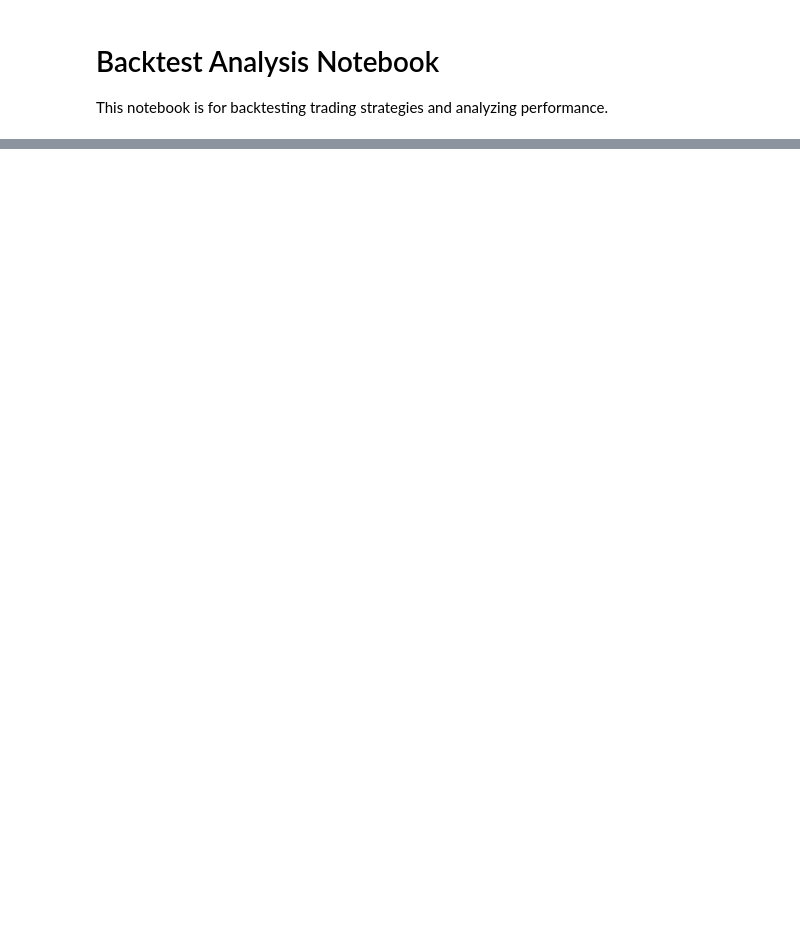
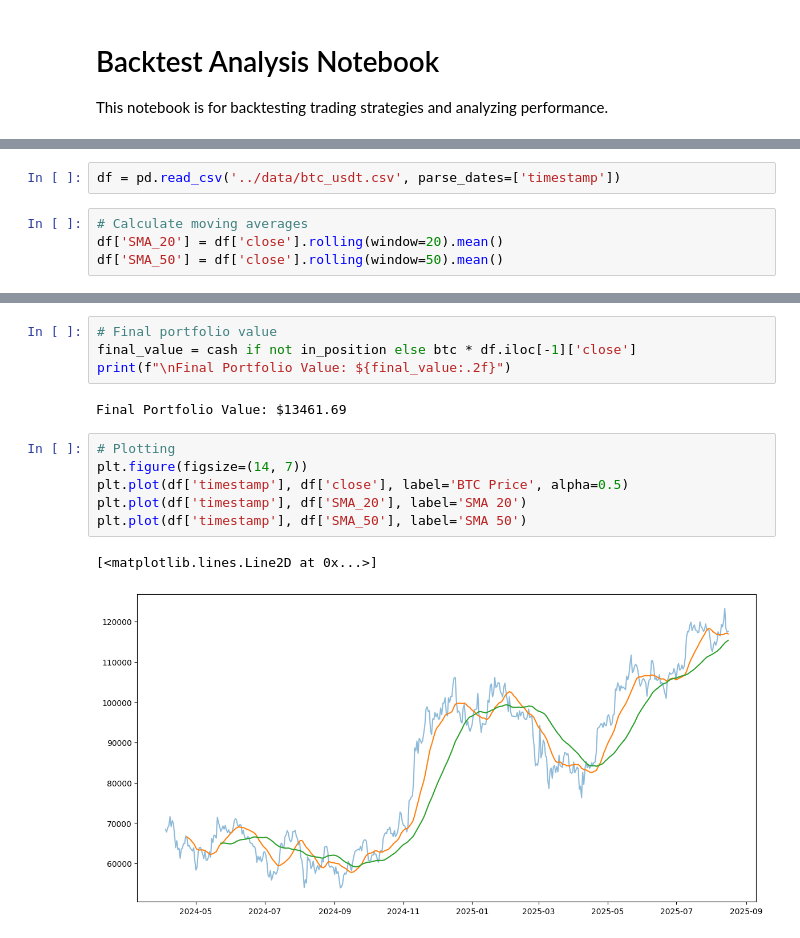
Before and after one commit to shariqimran/Quant, a Jupyter notebook: notebooks/backtest.ipynb, the cells around one changed output, grey strips where cells are left out. Cells and saved outputs as stored; diff of their text form; blank space fills up the shorter version.

```diff
--- a/notebooks/backtest.ipynb
+++ b/notebooks/backtest.ipynb
@@ -17,0 +11,6 @@ ModuleNotFoundError: No module named 'seaborn'
+# %%
+df = pd.read_csv('../data/btc_usdt.csv', parse_dates=['timestamp'])
+# %%
+# Calculate moving averages
+df['SMA_20'] = df['close'].rolling(window=20).mean()
+df['SMA_50'] = df['close'].rolling(window=50).mean()
@@ -17,0 +47,15 @@ ModuleNotFoundError: No module named 'seaborn'
+# %%
+# Final portfolio value
+final_value = cash if not in_position else btc * df.iloc[-1]['close']
+print(f"\nFinal Portfolio Value: ${final_value:.2f}")
+# %% [output]
+Final Portfolio Value: $13461.69
+# %%
+# Plotting
+plt.figure(figsize=(14, 7))
+plt.plot(df['timestamp'], df['close'], label='BTC Price', alpha=0.5)
+plt.plot(df['timestamp'], df['SMA_20'], label='SMA 20')
+plt.plot(df['timestamp'], df['SMA_50'], label='SMA 50')
+# %% [output]
+[<matplotlib.lines.Line2D at 0x...>]
+[figure, added]
```
Also changed, not shown: parts of 5 cells of this notebook, 3 other files.
